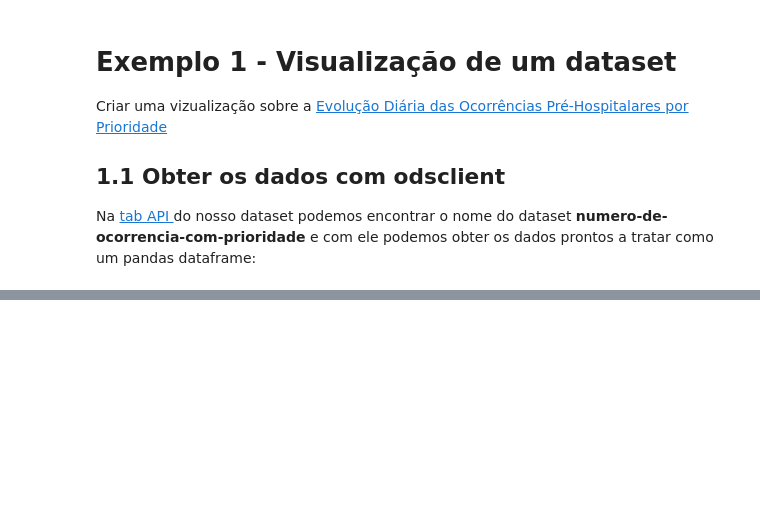
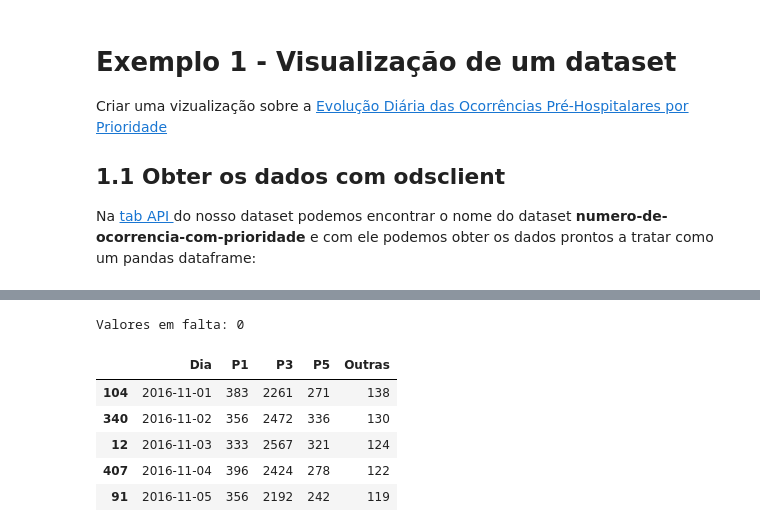
Before and after one commit to zevarela/dssg, a Jupyter notebook: Tutorial_DSSG_2021-04.ipynb, the cells around one changed output, grey strips where cells are left out. Saved outputs shown, nothing was run; the diff lists cells and outputs as text; code cells hidden in the pictures; blank space fills up the shorter version.

```diff
--- a/Tutorial_DSSG_2021-04.ipynb
+++ b/Tutorial_DSSG_2021-04.ipynb
@@ -87,0 +95,18 @@ df.describe()
+# %%
+df.columns=["Dia","P1","P3","P5", "Outras"]
+
+print("Valores em falta:", df.isna().sum().sum())
+
+df = df.astype({"Dia":"datetime64", "P1":int, "P3":int,"P5":int, "Outras":int })
+
+df.sort_values(by='Dia', inplace=True)
+
+df.head()
+# %% [output]
+Valores em falta: 0
+|  | Dia | P1 | P3 | P5 | Outras |
+| 104 | 2016-11-01 | 383 | 2261 | 271 | 138 |
+| 340 | 2016-11-02 | 356 | 2472 | 336 | 130 |
+| 12 | 2016-11-03 | 333 | 2567 | 321 | 124 |
+| 407 | 2016-11-04 | 396 | 2424 | 278 | 122 |
+| 91 | 2016-11-05 | 356 | 2192 | 242 | 119 |
```
Also changed, not shown: parts of 3 cells of this notebook.
